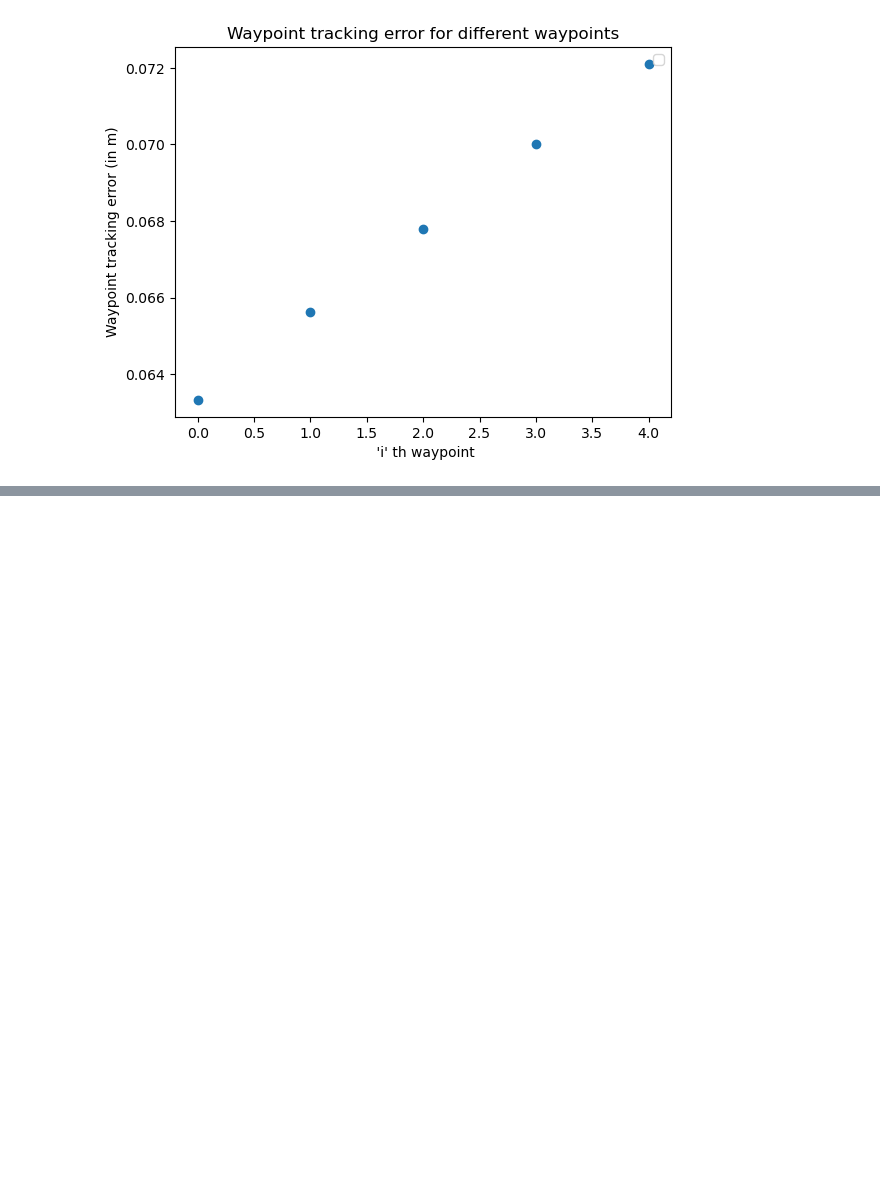
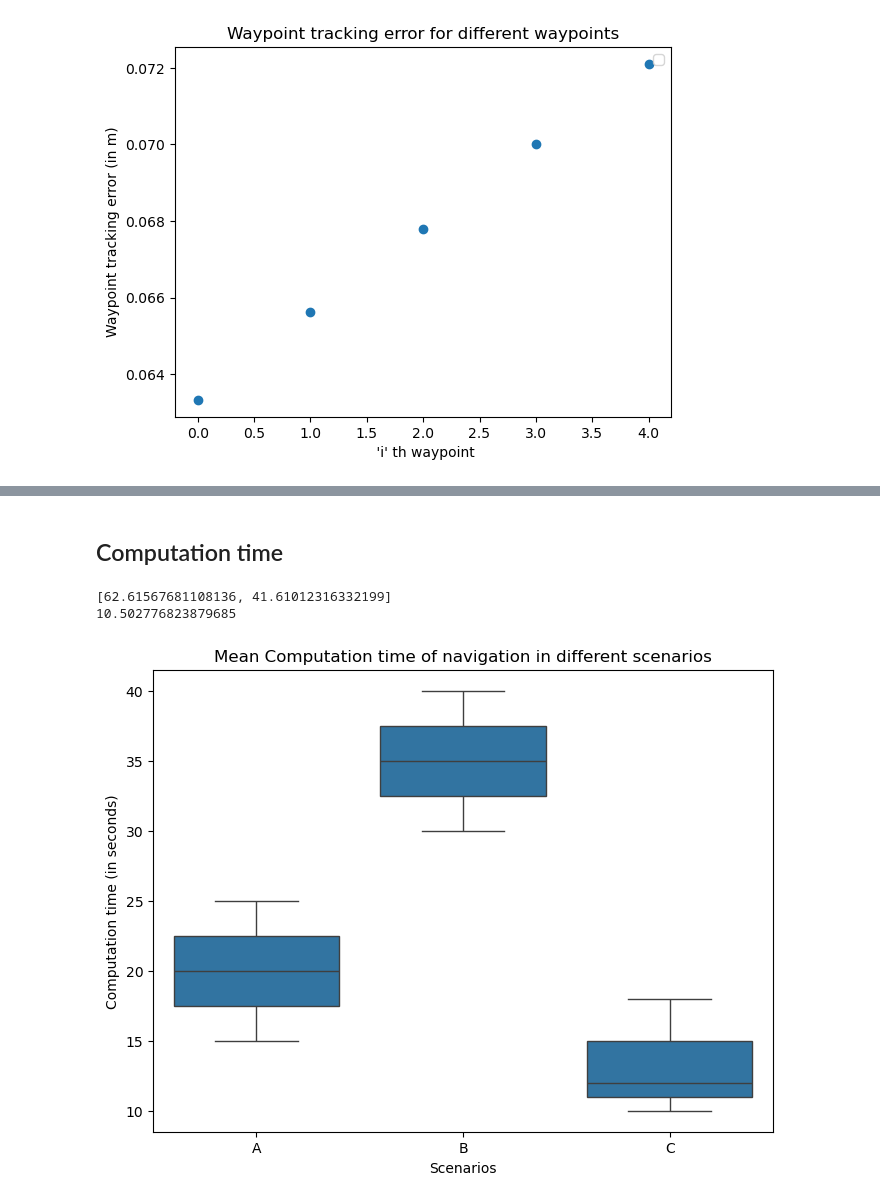
Before and after one commit to AntreasK24/RO47005-Project, a Jupyter notebook: drone_ws/src/Logs_eval/post_process_logs.ipynb, the cells around one changed output, grey strips where cells are left out. Cells and saved outputs as stored; diff of their text form; code cells hidden in the pictures; blank space fills up the shorter version.

```diff
--- a/drone_ws/src/Logs_eval/post_process_logs.ipynb
+++ b/drone_ws/src/Logs_eval/post_process_logs.ipynb
@@ -164,0 +250,40 @@ plot_waypoint_tracking_error(waypoints_trac_error)
+# %% [markdown]
+## Computation time
+# %%
+def get_mean_computation_time(log_files):
+    mean_computation_time = []
+    for i in range(len(log_files)):
+        ith_trial = get_data_from_json(json_files[i])
+        mean_computation_time.append(np.sum(ith_trial['computation_time']))
+    return mean_computation_time
+
+computation_time_list = get_mean_computation_time(json_files)
+print(computation_time_list)
+
+std_computation_time = np.std(computation_time_list)
+print(std_computation_time) # standard deviation of computation time for a scenario across different trials
+# %% [output]
+[62.61567681108136, 41.61012316332199]
+10.502776823879685
+# %%
+computation_time_group = {
+    'scenarios': ['A', 'A', 'A', 'B', 'B', 'B', 'C', 'C', 'C'],
+    'computation_time': [15, 20, 25, 30, 35, 40, 10, 12, 18]
+}
+
+# Create a DataFrame
+df = pd.DataFrame(computation_time_group)
+
+# Create the box plot (quartile plot)
+plt.figure(figsize=(8, 6))
+sns.boxplot(x='scenarios', y='computation_time', data=df)
+
+# Add labels and title
+plt.title('Mean computation time of navigation in different scenarios')
+plt.xlabel('Scenarios')
+plt.ylabel('Computation time (in seconds)')
+
+# Show the plot
+plt.show()
+# %% [output]
+[figure, added]
```
Also changed, not shown: parts of 22 cells of this notebook, 1 other file.
